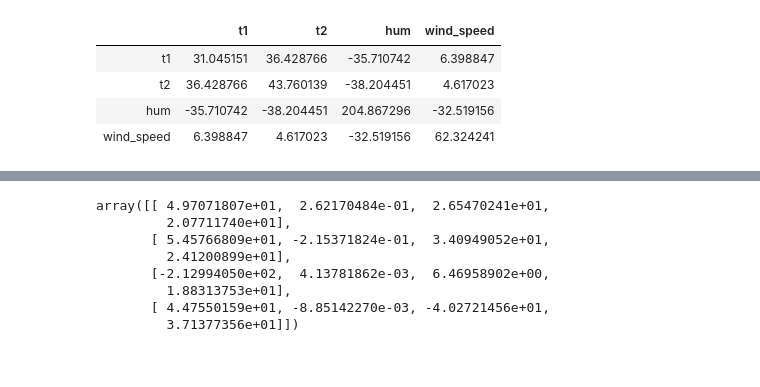
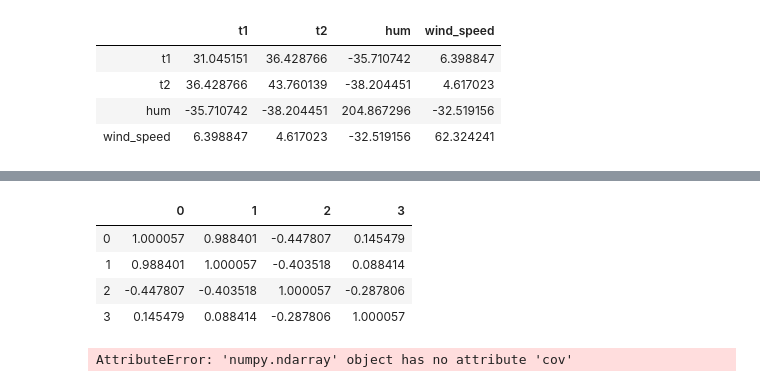
Before and after one commit to xs-abzal/Blogs_stat_examples, a Jupyter notebook: Correlation.ipynb, the cells around one changed output, grey strips where cells are left out. Cells and saved outputs as stored; diff of their text form; code cells hidden in the pictures.

```diff
--- a/Correlation.ipynb
+++ b/Correlation.ipynb
@@ -144,0 +141,4 @@ e_val, e_vect
+# %%
+from sklearn.preprocessing import StandardScaler
+ex_scaled = StandardScaler().fit_transform(ex)
+ex_scaled
@@ -144,0 +153,9 @@ e_val, e_vect
+# %%
+# np.cov(ex_scaled.T) or below the same
+pd.DataFrame(ex_scaled).cov()
+# %% [output]
+|  | 0 | 1 | 2 | 3 |
+| 0 | 1.000057 | 0.988401 | -0.447807 | 0.145479 |
+| 1 | 0.988401 | 1.000057 | -0.403518 | 0.088414 |
+| 2 | -0.447807 | -0.403518 | 1.000057 | -0.287806 |
+| 3 | 0.145479 | 0.088414 | -0.287806 | 1.000057 |
@@ -145,15 +164,8 @@ e_val, e_vect
 # %%
 # quick check
-np.dot(ex.cov(),e_vect)
+np.dot(ex_scaled.cov(),e_vect)
 # %% [output]
-array([[ 4.97071807e+01,  2.62170484e-01,  2.65470241e+01,
-         2.07711740e+01],
-       [ 5.45766809e+01, -2.15371824e-01,  3.40949052e+01,
-         2.41200899e+01],
-       [-2.12994050e+02,  4.13781862e-03,  6.46958902e+00,
-         1.88313753e+01],
-       [ 4.47550159e+01, -8.85142270e-03, -4.02721456e+01,
-         3.71377356e+01]])
+AttributeError: 'numpy.ndarray' object has no attribute 'cov'
 # %%
 # quick check
 e_val*e_vect
```
Also changed, not shown: parts of 9 cells of this notebook.
